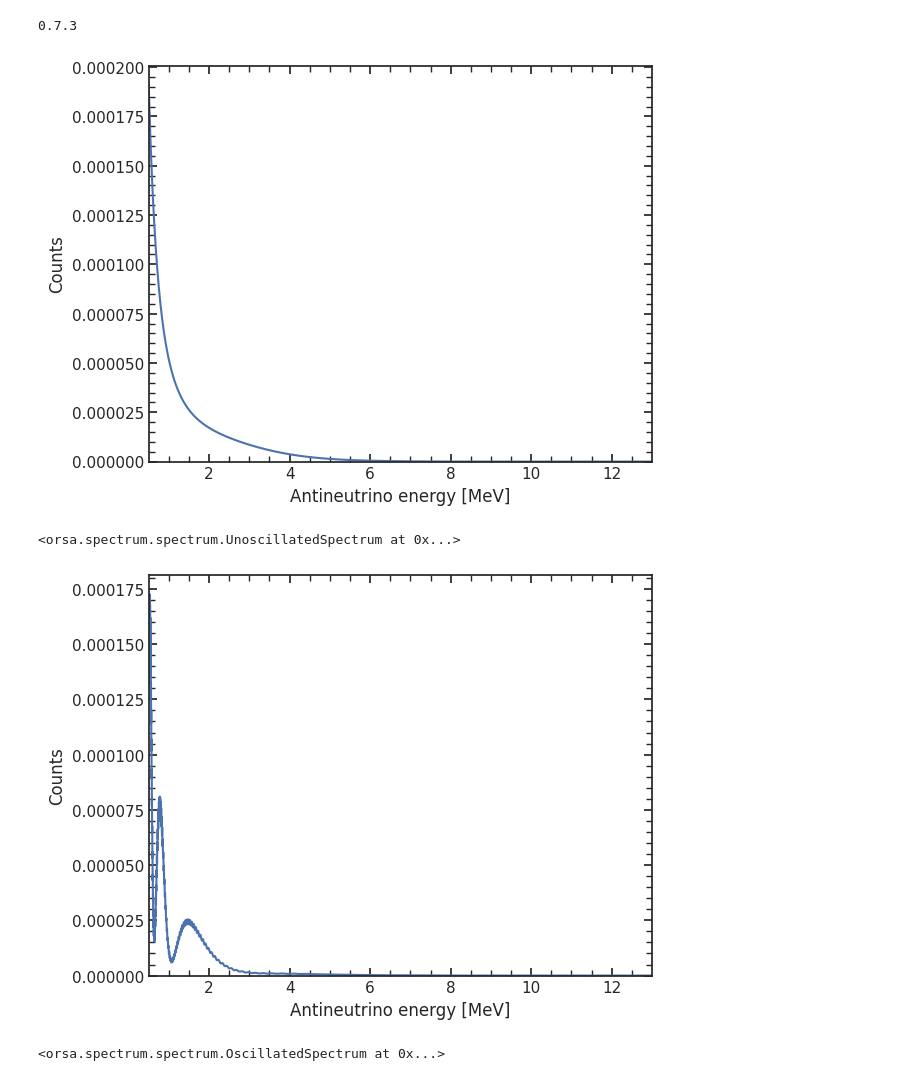
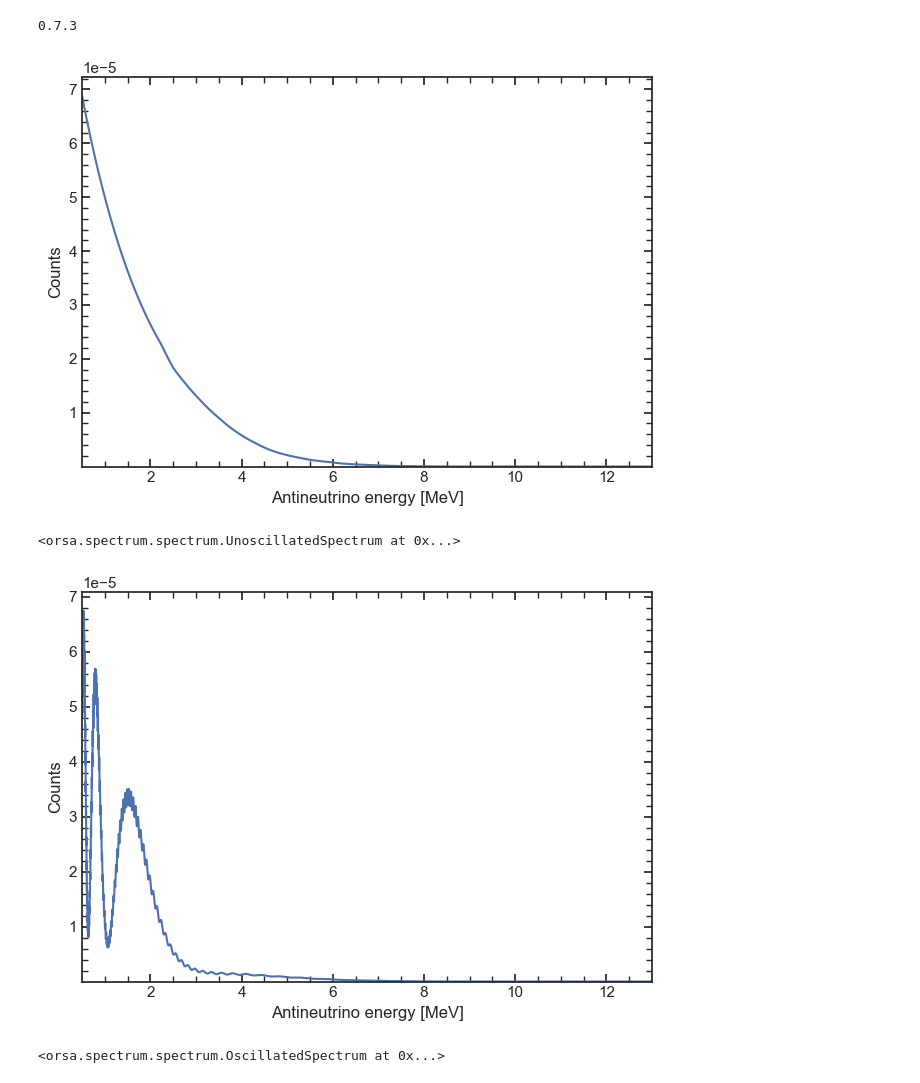
Before and after one commit to rossodisera/orsa-doc, a Jupyter notebook: _include/notebooks/1_play_with_spectra.ipynb, the cells around one changed output. Saved outputs shown, nothing was run; the diff lists cells and outputs as text; code cells hidden in the pictures.

Commit message:
Updated reactor generator

```diff
--- a/_include/notebooks/1_play_with_spectra.ipynb
+++ b/_include/notebooks/1_play_with_spectra.ipynb
@@ -33,17 +33,17 @@ E_eval = np.arange(E_left+E_bin/2., E_right+E_bin/2., E_bin)
 # %%
 # load the default reactor UnoscillatedSpectrum (Huber-Mueller). You can create your own generator if needed
 # (if UnoscillatedSpectrum is provided without XS, it will be applied in detector response)
-sp_uno_rea = orsa.generator.reactor('hm', isPDF, hasXS=False).get_spectrum(E_eval)
+sp_uno_rea = orsa.generator.reactor('HM', isPDF, hasXS=False).get_spectrum(E_eval)
 sp_uno_rea
 # %% [output]
-[figure, old version]
+[figure, new version]
 <orsa.spectrum.spectrum.UnoscillatedSpectrum at 0x...>
 # %%
 # apply oscillations. It will return the OscillatedSpectrum
 sp_osc_rea = osc.oscillate(sp_uno_rea)
 sp_osc_rea
 # %% [output]
-[figure, old version]
+[figure, new version]
 <orsa.spectrum.spectrum.OscillatedSpectrum at 0x...>
 # %%
 # load geoneutrino OscillatedSpectra.
```
Also changed, not shown: parts of 11 cells of this notebook, 51 other files.
